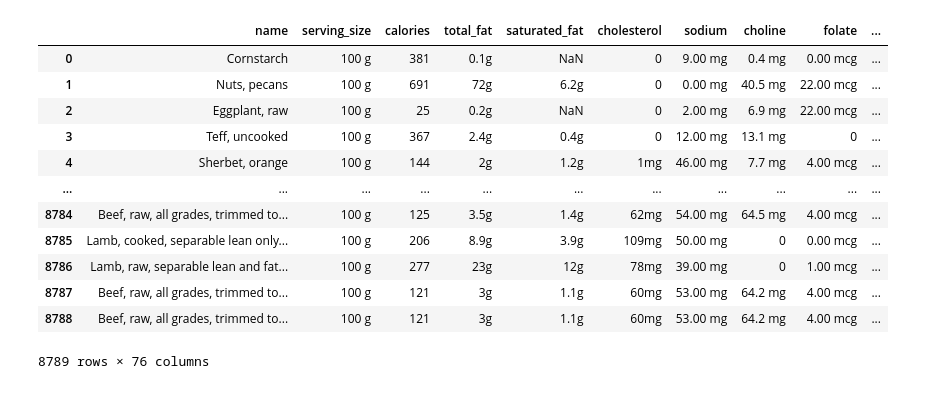
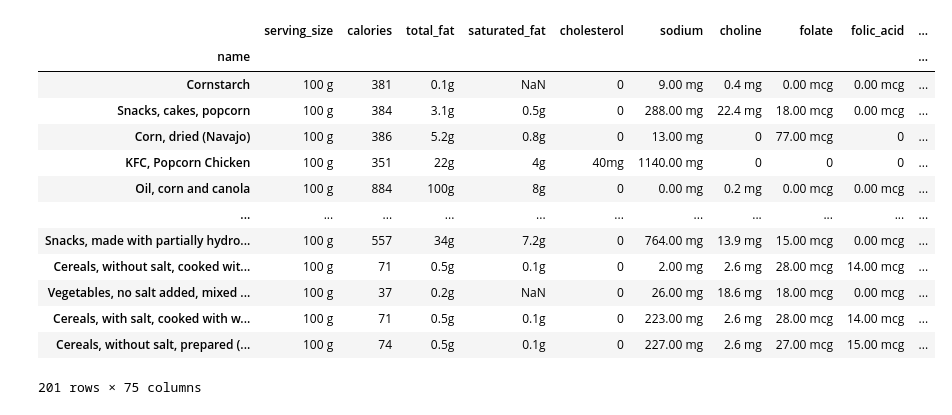
Before and after one commit to deonhj/python_snippets, a Jupyter notebook: pandas/Notebooks/Untitled.ipynb, the cells around one changed output. Drawn from its saved outputs; the diff is of its cells as text; code cells hidden in the pictures.

```diff
--- a/pandas/Notebooks/Untitled.ipynb
+++ b/pandas/Notebooks/Untitled.ipynb
@@ -48,2 +27,0 @@ nutrition.axes[1][0]
-# %%
-nutrition.set_index('name', drop=True, append=True).head()
@@ -59,16 +28,19 @@ nutrition.set_index('name', drop=True, append=True).head()
-# %%
-nutrition
-# %% [output]
-|  | name | serving_size | calories | total_fat | saturated_fat | cholesterol | sodium | choline | folate | ... |
-| 0 | Cornstarch | 100 g | 381 | 0.1g | NaN | 0 | 9.00 mg | 0.4 mg | 0.00 mcg | ... |
-| 1 | Nuts, pecans | 100 g | 691 | 72g | 6.2g | 0 | 0.00 mg | 40.5 mg | 22.00 mcg | ... |
-| 2 | Eggplant, raw | 100 g | 25 | 0.2g | NaN | 0 | 2.00 mg | 6.9 mg | 22.00 mcg | ... |
-| 3 | Teff, uncooked | 100 g | 367 | 2.4g | 0.4g | 0 | 12.00 mg | 13.1 mg | 0 | ... |
-| 4 | Sherbet, orange | 100 g | 144 | 2g | 1.2g | 1mg | 46.00 mg | 7.7 mg | 4.00 mcg | ... |
-| ... | ... | ... | ... | ... | ... | ... | ... | ... | ... | ... |
-| 8784 | Beef, raw, all grades, trimmed to... | 100 g | 125 | 3.5g | 1.4g | 62mg | 54.00 mg | 64.5 mg | 4.00 mcg | ... |
-| 8785 | Lamb, cooked, separable lean only... | 100 g | 206 | 8.9g | 3.9g | 109mg | 50.00 mg | 0 | 0.00 mcg | ... |
-| 8786 | Lamb, raw, separable lean and fat... | 100 g | 277 | 23g | 12g | 78mg | 39.00 mg | 0 | 1.00 mcg | ... |
-| 8787 | Beef, raw, all grades, trimmed to... | 100 g | 121 | 3g | 1.1g | 60mg | 53.00 mg | 64.2 mg | 4.00 mcg | ... |
-| 8788 | Beef, raw, all grades, trimmed to... | 100 g | 121 | 3g | 1.1g | 60mg | 53.00 mg | 64.2 mg | 4.00 mcg | ... |
-8789 rows × 76 columns
+# %%
+nutrition.filter(like='Corn', axis=0)
+
+nutrition.filter(regex='[Cc]orn', axis=0)
+# %% [output]
+|  | serving_size | calories | total_fat | saturated_fat | cholesterol | sodium | choline | folate | folic_acid | ... |
+| name |  |  |  |  |  |  |  |  |  | ... |
+| Cornstarch | 100 g | 381 | 0.1g | NaN | 0 | 9.00 mg | 0.4 mg | 0.00 mcg | 0.00 mcg | ... |
+| Snacks, cakes, popcorn | 100 g | 384 | 3.1g | 0.5g | 0 | 288.00 mg | 22.4 mg | 18.00 mcg | 0.00 mcg | ... |
+| Corn, dried (Navajo) | 100 g | 386 | 5.2g | 0.8g | 0 | 13.00 mg | 0 | 77.00 mcg | 0 | ... |
+| KFC, Popcorn Chicken | 100 g | 351 | 22g | 4g | 40mg | 1140.00 mg | 0 | 0 | 0 | ... |
+| Oil, corn and canola | 100 g | 884 | 100g | 8g | 0 | 0.00 mg | 0.2 mg | 0.00 mcg | 0.00 mcg | ... |
+| ... | ... | ... | ... | ... | ... | ... | ... | ... | ... | ... |
+| Snacks, made with partially hydro... | 100 g | 557 | 34g | 7.2g | 0 | 764.00 mg | 13.9 mg | 15.00 mcg | 0.00 mcg | ... |
+| Cereals, without salt, cooked wit... | 100 g | 71 | 0.5g | 0.1g | 0 | 2.00 mg | 2.6 mg | 28.00 mcg | 14.00 mcg | ... |
+| Vegetables, no salt added, mixed ... | 100 g | 37 | 0.2g | NaN | 0 | 26.00 mg | 18.6 mg | 18.00 mcg | 0.00 mcg | ... |
+| Cereals, with salt, cooked with w... | 100 g | 71 | 0.5g | 0.1g | 0 | 223.00 mg | 2.6 mg | 28.00 mcg | 14.00 mcg | ... |
+| Cereals, without salt, prepared (... | 100 g | 74 | 0.5g | 0.1g | 0 | 227.00 mg | 2.6 mg | 27.00 mcg | 15.00 mcg | ... |
+201 rows × 75 columns
```
Also changed, not shown: parts of 7 cells of this notebook, 9 other files.
